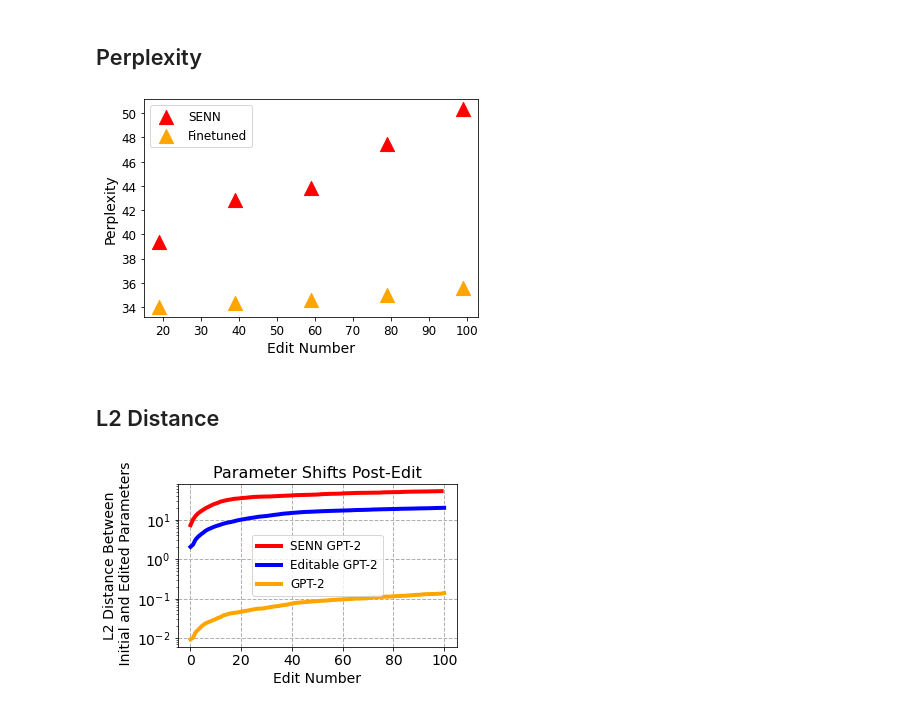
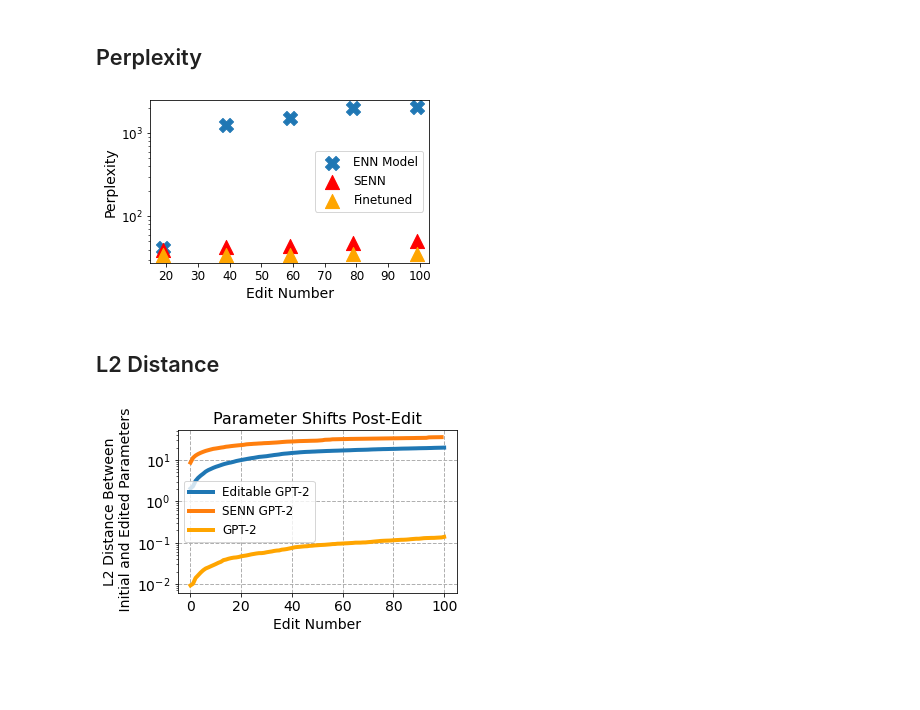
Before and after one commit to spencerbraun/editable_nlp, a Jupyter notebook: plots/Evaluation_Plots.ipynb, the cells around one changed output. Cells and saved outputs as stored; diff of their text form; code cells hidden in the pictures; blank space fills up the shorter version.

```diff
--- a/plots/Evaluation_Plots.ipynb
+++ b/plots/Evaluation_Plots.ipynb
@@ -9,10 +9,11 @@ import matplotlib.pyplot as plt
 import numpy as np
 import pandas as pd
 # %%
-senn20_100 = pd.read_csv(
-    "../eval/edit_success_20210507.09.05.1620405875_self_sample_epoch0_ts20000.2021-05-06_16-10-02")
 senn5_100 = pd.read_csv(
+    "../eval/edit_success_20210504.20.05.1620184442_self_sample_epoch0_ts20000.20210504.14.05.1620163492")
+senn_100 = pd.read_csv(
     "../eval/edit_success_20210506.15.05.1620341250_self_sample_epoch0_ts20000.20210506.11.05.1620325608")
+    #"../eval/edit_success_20210505.14.05.1620250646_self_sample_epoch0_ts15000.20210504.23.05.1620194765")
 model_100 = pd.read_csv(
     "../eval/edit_success_20210425.20.04.1619408171_self_sample_epoch0_ts10000.20210419.14.04.1618869292")
 gpt_100 = pd.read_csv(
@@ -119,71 +100,71 @@ plt.savefig('edit_success.png', bbox_inches='tight', facecolor="#ffffff")
 # %% [markdown]
 ## Perplexity
 # %%
-# ax = (
-#    model_100.loc[~model_100.new_ppl.isna()]
-#     .groupby("edit_number")
-#     .new_ppl.mean()
-#     .reset_index()
-#     .loc[:,["edit_number","new_ppl"]]
-#     .plot(
-#         kind='scatter', x="edit_number",y="new_ppl",
-#         marker="X", s=200, figsize=(5,3),
-#         label="ENN Model"
-#     )
-# )
+ax = (
+   model_100.loc[~model_100.new_ppl.isna()]
+    .groupby("edit_number")
+    .new_ppl.mean()
+    .reset_index()
+    .loc[:,["edit_number","new_ppl"]]
+    .plot(
+        kind='scatter', x="edit_number",y="new_ppl",
+        marker="X", s=200, figsize=(5,3),
+        label="ENN Model"
+    )
+)
 
-ax = (
-    senn5_100.loc[~senn5_100.new_ppl.isna()]
+(
+    senn_100.loc[~senn_100.new_ppl.isna()]
     .groupby("edit_number")
     .new_ppl.mean()
     .reset_index()
     .loc[:,["edit_number","new_ppl"]]
     .plot(
         kind='scatter', x="edit_number",y="new_ppl",
         color='red', marker="^", s=200,
-        label='SENN'
+        label='SENN', ax=ax
     )
 )
 
 (
     gpt_100.loc[~gpt_100.new_ppl.isna()]
     .groupby("edit_number")
     .new_ppl.mean()
     .reset_index()
     .loc[:,["edit_number","new_ppl"]]
     .plot(
         kind='scatter', x="edit_number",y="new_ppl",
         color='orange', marker="^", s=200,
         label='Finetuned', ax=ax
     )
 )
 plt.xlabel("Edit Number", fontsize=14)
 plt.xticks(fontsize=12)
 plt.ylabel("Perplexity", fontsize=14)
 plt.yticks(fontsize=12)
-# plt.yscale("log")
+plt.yscale("log")
 plt.title("", fontsize=16)
 plt.legend(fontsize=12)
 plt.savefig('perplexity.png', bbox_inches='tight', facecolor="#ffffff")
 # %% [output]
-[figure, old version]
+[figure, new version]
 # %% [markdown]
 ## L2 Distance
 # %%
-(
-    senn20_100
-    .query('edit_step == 1')
-    .groupby("edit_number")
-    .norm.mean()
-    .plot(label="SENN GPT-2", color="red", figsize=(5,3), linewidth=4)
-)
-
 (
     model_100
     .query('edit_step == 1')
     .groupby("edit_number")
     .norm.mean()
-    .plot(label="Editable GPT-2", color="blue", figsize=(5,3), linewidth=4)
+    .plot(label="Editable GPT-2", figsize=(5,3), linewidth=4)
+)
+
+(
+    senn_100
+    .query('edit_step == 1')
+    .groupby("edit_number")
+    .norm.mean()
+    .plot(label="SENN GPT-2", figsize=(5,3), linewidth=4)
 )
 
 
@@ -192,7 +173,7 @@ plt.savefig('perplexity.png', bbox_inches='tight', facecolor="#ffffff")
     .query('edit_step == 1')
     .groupby("edit_number")
     .norm.mean()
-    .plot(color="orange", label="GPT-2", linewidth=4)
+    .plot(color='orange', label="GPT-2", linewidth=4)
 )
 
 plt.xlabel("Edit Number", fontsize=14)
@@ -205,4 +186,4 @@ plt.grid(linestyle='--', linewidth=1)
 plt.title("Parameter Shifts Post-Edit", fontsize=16)
 plt.savefig('l2_distance.png', bbox_inches='tight', facecolor="#ffffff")
 # %% [output]
-[figure, old version]
+[figure, new version]
```
Also changed, not shown: parts of 1 cell of this notebook, 5 other files.
